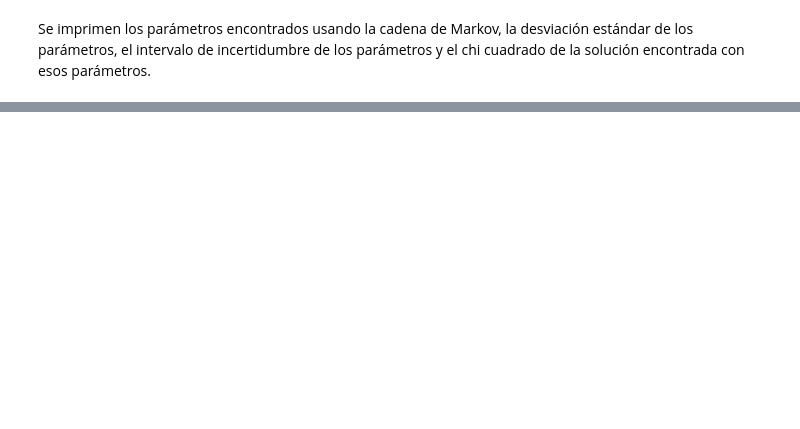
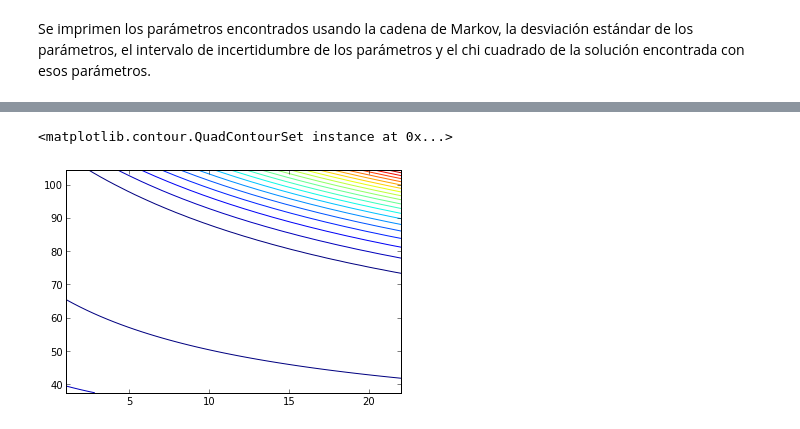
Before and after one commit to sebasolivaresn/Taller-8, a Jupyter notebook: MCMC.ipynb, the cells around one changed output, grey strips where cells are left out. Drawn from its saved outputs; the diff is of its cells as text; code cells hidden in the pictures; blank space fills up the shorter version.

```diff
--- a/MCMC.ipynb
+++ b/MCMC.ipynb
@@ -215,0 +225,9 @@ contour(alpha_plot,betha_plot,ab,15)
+# %%
+aK2 = np.zeros((50,50))
+for i in range(50):
+    for j in range(50):
+        aK2[i,j] = chi2_aK2(alpha_plot[i],Km2_plot[j])
+contour(alpha_plot,Km2_plot,aK2,25)
+# %% [output]
+<matplotlib.contour.QuadContourSet instance at 0x...>
+[figure, added]
```
Also changed, not shown: parts of 11 cells of this notebook.
